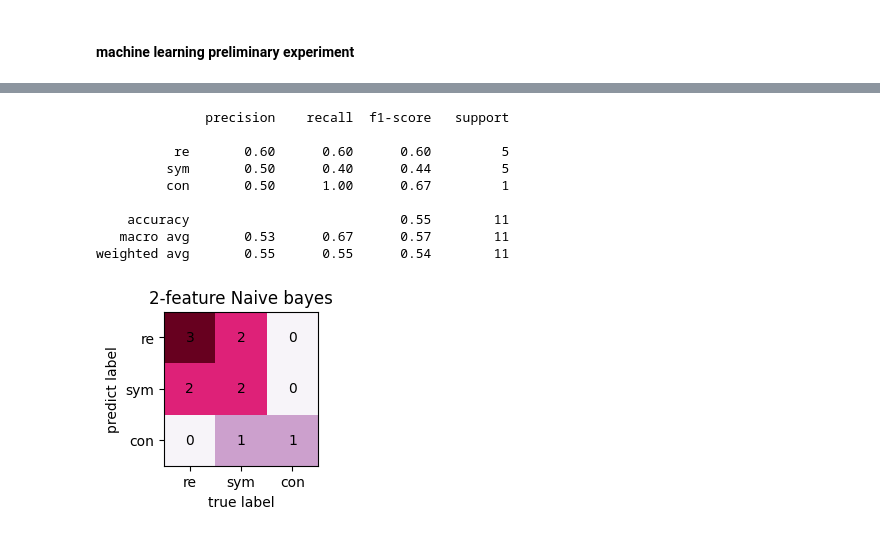
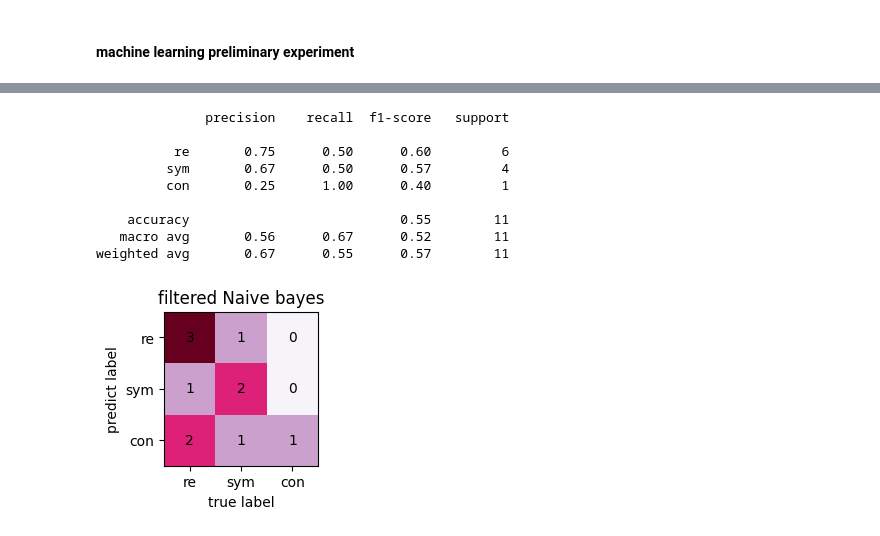
Before and after one commit to Liuzhe30/CHRP, a Jupyter notebook: experiment/04-machine-learning-3class-2feature.ipynb, the cells around one changed output, grey strips where cells are left out. Drawn from its saved outputs; the diff is of its cells as text; code cells hidden in the pictures.

```diff
--- a/experiment/04-machine-learning-3class-2feature.ipynb
+++ b/experiment/04-machine-learning-3class-2feature.ipynb
@@ -14,7 +14,7 @@ import warnings
 warnings.filterwarnings('ignore')
 # %%
 shuffled = pd.read_pickle('../dataset/merged_data_shuffled_3class.pkl')
-shuffled = shuffled[['AC026691.1','IGHA2','IRX3','AL354855.1','SLC25A41','end']]
+shuffled = shuffled[['AC026691.1','TMEM89','IRX3','MIR601','AL355303.1','end']]
 # AL354855.1
 
 train = shuffled[0:int(0.9*shuffled.shape[0])]
@@ -265,40 +265,40 @@ model_name = 'Naive bayes'
 clf = GaussianNB()
 clf.fit(train_x, train_y, sample_weight=class_weight.compute_sample_weight("balanced", train_y))
 result = clf.predict_proba(test_x)
 #print(result)
 y_pred = np.argmax(result,axis=1)
 
 t = classification_report(test_y, y_pred, target_names=['re', 'sym', 'con'])
 print(t)
 confusion = confusion_matrix(test_y, y_pred)
 ax = plt.figure(figsize=(2, 2))
 #ax = sns.heatmap(confusion, fmt='.2f', cmap='Blues', annot=True)
 ax = plt.imshow(confusion.T, cmap='PuRd')
 indices = range(len(confusion))
 classes = ['re', 'sym', 'con']
 plt.xticks(indices, classes)
 plt.yticks(indices, classes)
 plt.xlabel("true label")
 plt.ylabel("predict label")
-plt.title('2-feature '  + model_name)
+plt.title('filtered '  + model_name)
 
 for first_index in range(len(confusion)):
     for second_index in range(len(confusion[first_index])):
         plt.text(first_index, second_index, confusion[first_index][second_index],ha='center',va='center')
         #plt.text(first_index, second_index, np.round(float(confusion[first_index][second_index])/np.sum(confusion[first_index]),2),ha='center')
 plt.savefig('../images/class3-feature2/CM_' + model_name,dpi=300, bbox_inches = 'tight')
 plt.show()
 # %% [output]
               precision    recall  f1-score   support
 
-          re       0.60      0.60      0.60         5
-         sym       0.50      0.40      0.44         5
-         con       0.50      1.00      0.67         1
+          re       0.75      0.50      0.60         6
+         sym       0.67      0.50      0.57         4
+         con       0.25      1.00      0.40         1
 
     accuracy                           0.55        11
-   macro avg       0.53      0.67      0.57        11
-weighted avg       0.55      0.55      0.54        11
+   macro avg       0.56      0.67      0.52        11
+weighted avg       0.67      0.55      0.57        11
-[figure, old version]
+[figure, new version]
 # %%
 from sklearn.neighbors import KNeighborsClassifier
 
```
Also changed, not shown: parts of 8 cells of this notebook, 3 other files.
